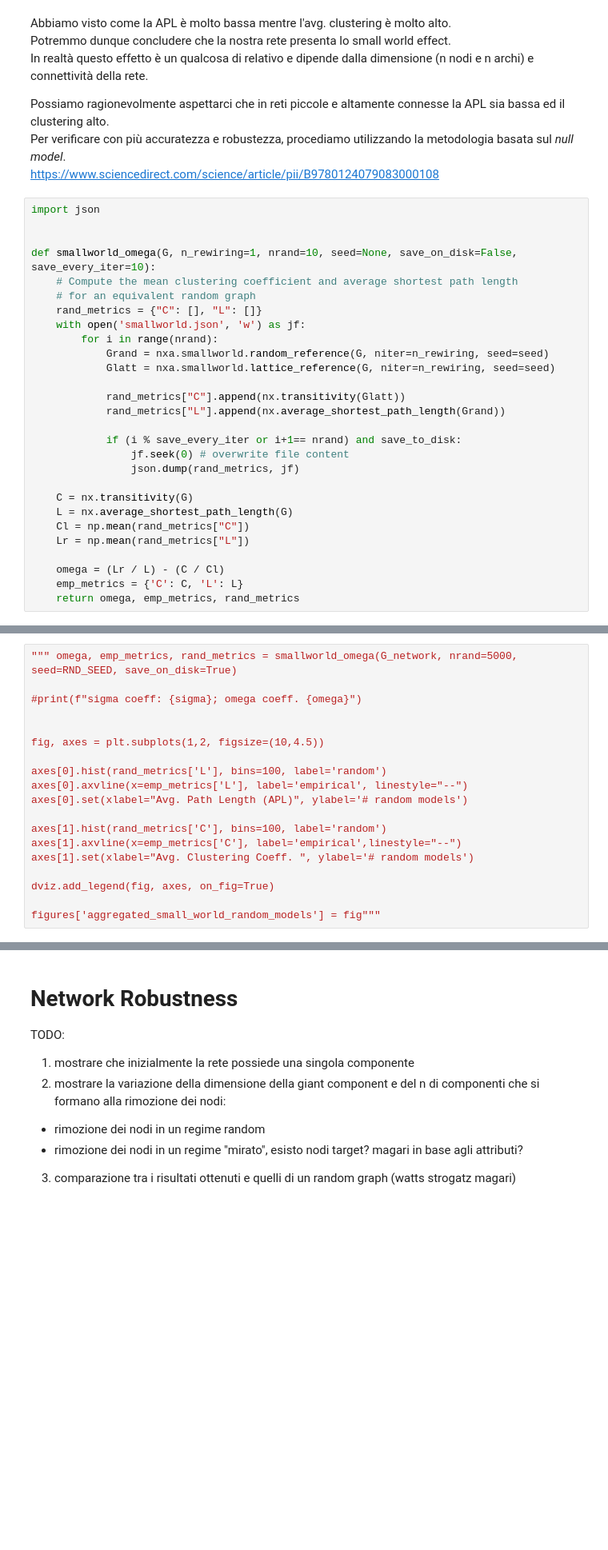
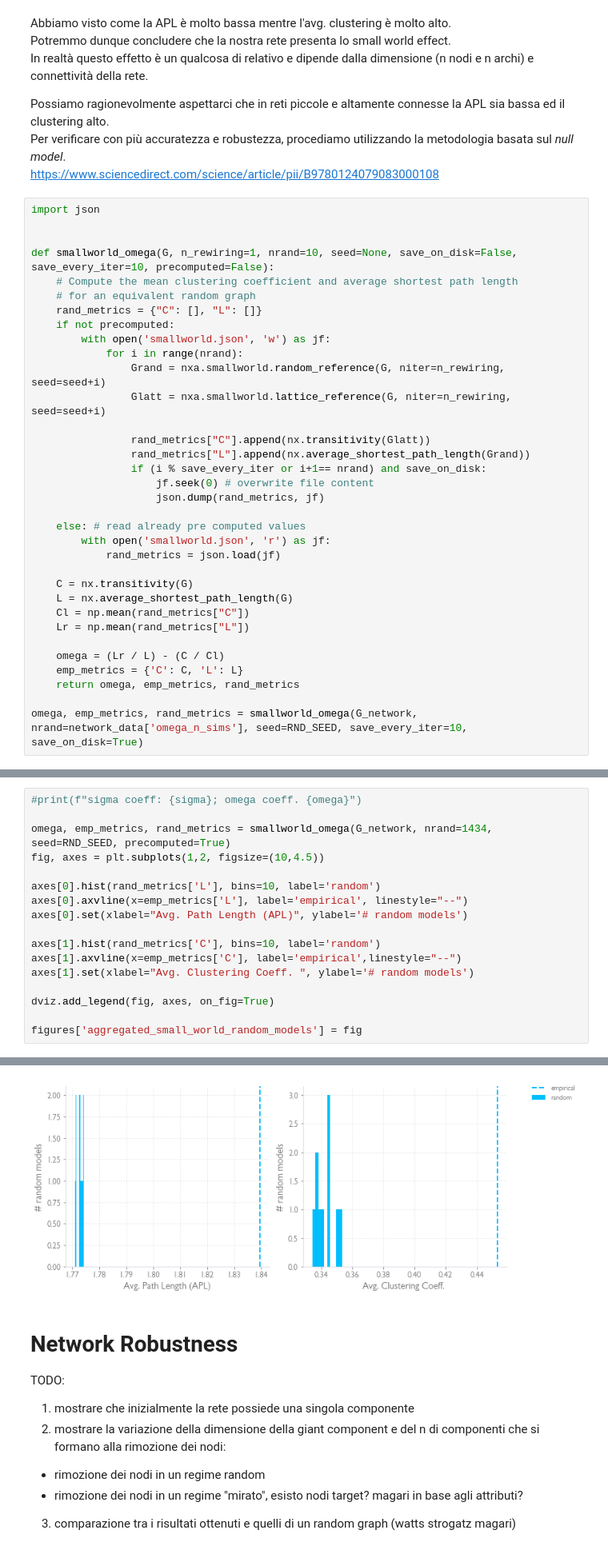
Before and after one commit to PRFina/AVRC-Ants-Colony-Complex-Network, a Jupyter notebook: Esame_AVRC.ipynb, the cells around one changed output, grey strips where cells are left out. Shown at 80% size. Drawn from its saved outputs; the diff is of its cells as text; blank space fills up the shorter version.

```diff
--- a/Esame_AVRC.ipynb
+++ b/Esame_AVRC.ipynb
@@ -736,21 +718,25 @@ https://www.sciencedirect.com/science/article/pii/B9780124079083000108
 import json
 
 
-def smallworld_omega(G, n_rewiring=1, nrand=10, seed=None, save_on_disk=False, save_every_iter=10):
+def smallworld_omega(G, n_rewiring=1, nrand=10, seed=None, save_on_disk=False, save_every_iter=10, precomputed=False):
     # Compute the mean clustering coefficient and average shortest path length
     # for an equivalent random graph
     rand_metrics = {"C": [], "L": []}
-    with open('smallworld.json', 'w') as jf:
-        for i in range(nrand):
-            Grand = nxa.smallworld.random_reference(G, niter=n_rewiring, seed=seed)
-            Glatt = nxa.smallworld.lattice_reference(G, niter=n_rewiring, seed=seed)
+    if not precomputed:
+        with open('smallworld.json', 'w') as jf:
+            for i in range(nrand):
+                Grand = nxa.smallworld.random_reference(G, niter=n_rewiring, seed=seed+i)
+                Glatt = nxa.smallworld.lattice_reference(G, niter=n_rewiring, seed=seed+i)
 
-            rand_metrics["C"].append(nx.transitivity(Glatt))
-            rand_metrics["L"].append(nx.average_shortest_path_length(Grand))
+                rand_metrics["C"].append(nx.transitivity(Glatt))
+                rand_metrics["L"].append(nx.average_shortest_path_length(Grand))
+                if (i % save_every_iter or i+1== nrand) and save_on_disk:
+                    jf.seek(0) # overwrite file content
+                    json.dump(rand_metrics, jf)
 
-            if (i % save_every_iter or i+1== nrand) and save_to_disk:
-                jf.seek(0) # overwrite file content
-                json.dump(rand_metrics, jf)
+    else: # read already pre computed values
+        with open('smallworld.json', 'r') as jf:
+            rand_metrics = json.load(jf)
 
     C = nx.transitivity(G)
     L = nx.average_shortest_path_length(G)
@@ -760,3 +746,5 @@ def smallworld_omega(G, n_rewiring=1, nrand=10, seed=None, save_on_disk=False, s
     omega = (Lr / L) - (C / Cl)
     emp_metrics = {'C': C, 'L': L}
     return omega, emp_metrics, rand_metrics
+
+omega, emp_metrics, rand_metrics = smallworld_omega(G_network, nrand=network_data['omega_n_sims'], seed=RND_SEED, save_every_iter=10, save_on_disk=True)
@@ -763,20 +753,18 @@ def smallworld_omega(G, n_rewiring=1, nrand=10, seed=None, save_on_disk=False, s
 # %%
-""" omega, emp_metrics, rand_metrics = smallworld_omega(G_network, nrand=5000, seed=RND_SEED, save_on_disk=True)
-
 #print(f"sigma coeff: {sigma}; omega coeff. {omega}")
 
-
+omega, emp_metrics, rand_metrics = smallworld_omega(G_network, nrand=1434, seed=RND_SEED, precomputed=True)
 fig, axes = plt.subplots(1,2, figsize=(10,4.5))
 
-axes[0].hist(rand_metrics['L'], bins=100, label='random')
+axes[0].hist(rand_metrics['L'], bins=10, label='random')
 axes[0].axvline(x=emp_metrics['L'], label='empirical', linestyle="--")
 axes[0].set(xlabel="Avg. Path Length (APL)", ylabel='# random models')
 
-axes[1].hist(rand_metrics['C'], bins=100, label='random')
+axes[1].hist(rand_metrics['C'], bins=10, label='random')
 axes[1].axvline(x=emp_metrics['C'], label='empirical',linestyle="--")
 axes[1].set(xlabel="Avg. Clustering Coeff. ", ylabel='# random models')
 
 dviz.add_legend(fig, axes, on_fig=True)
 
-figures['aggregated_small_world_random_models'] = fig"""
+figures['aggregated_small_world_random_models'] = fig
 # %% [output]
@@ -784,3 +771,4 @@ figures['aggregated_small_world_random_models'] = fig"""
+[figure, added]
 # %% [markdown]
 # Network Robustness
 
```
Also changed, not shown: parts of 24 cells of this notebook.
